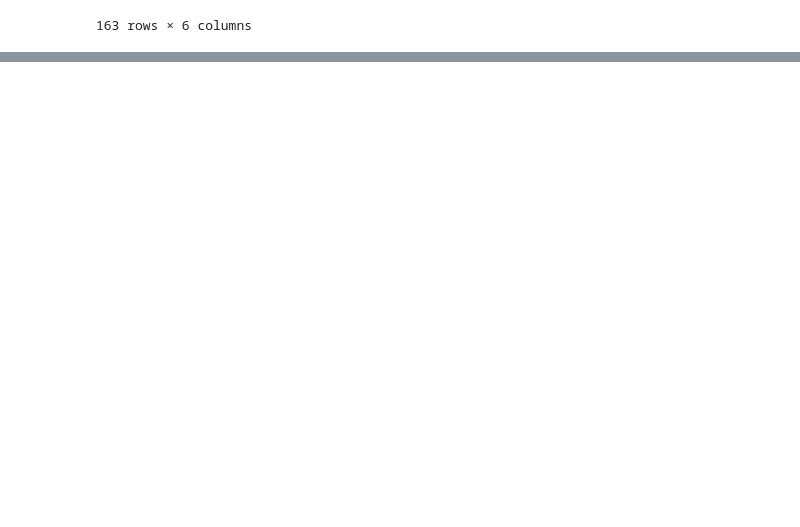
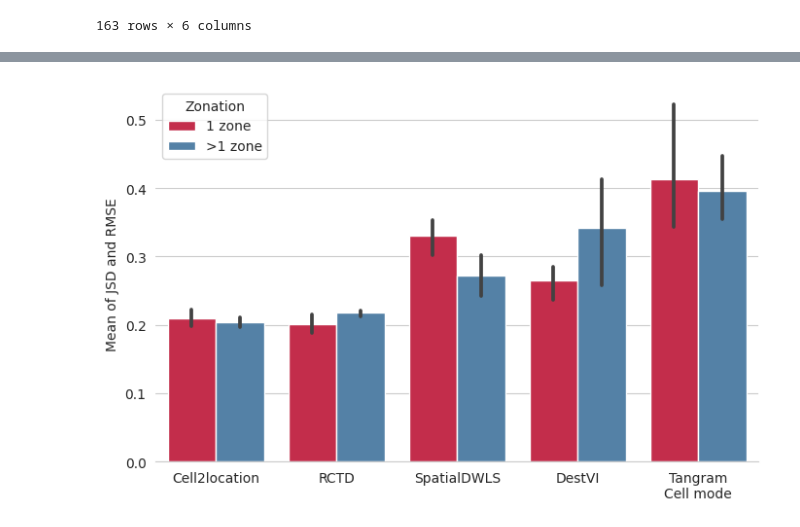
Before and after one commit to theislab/deconvATAC, a Jupyter notebook: notebooks/results/create_results_table.ipynb, the cells around one changed output, grey strips where cells are left out. Cells and saved outputs as stored; diff of their text form; code cells hidden in the pictures; blank space fills up the shorter version.

```diff
--- a/notebooks/results/create_results_table.ipynb
+++ b/notebooks/results/create_results_table.ipynb
@@ -127,0 +457,21 @@ dtype: float64
+# %%
+sns.set_style("whitegrid")
+fig, ax = plt.subplots(figsize=(8, 5))
+order = test.groupby("method")["score"].mean().sort_values().index
+res = sns.barplot(
+    data=test,
+    x="method",
+    y="score",
+    hue="zonation",
+    palette=["crimson", "steelblue"],
+    order=order,
+    ax=ax,
+)
+sns.despine(left=True)
+ax.set_ylabel("Mean of JSD and RMSE")
+ax.set_xlabel("")
+# move legend outside
+plt.legend(title="Zonation", loc="upper left")
+fig.savefig("../analysis/figures/Figure2/figure2c.png", dpi=300, bbox_inches="tight")
+# %% [output]
+[figure, added]
```
Also changed, not shown: parts of 48 cells of this notebook.
